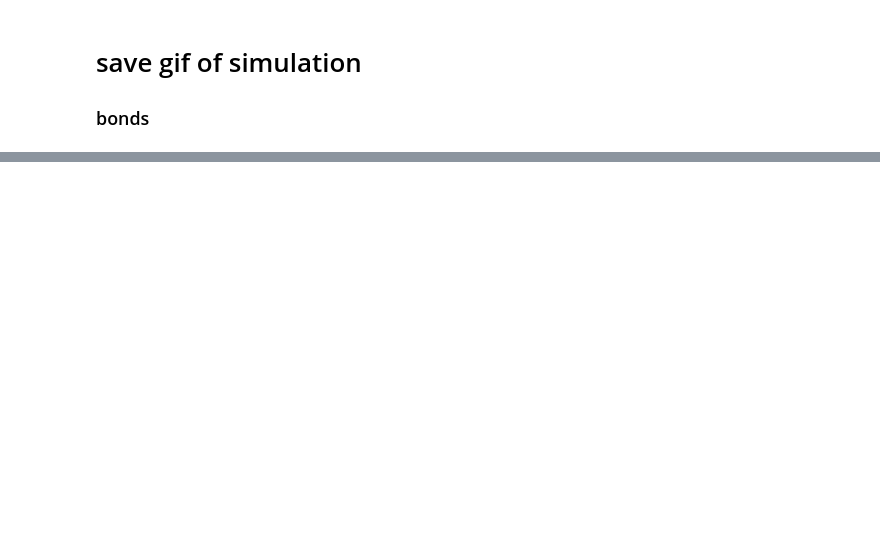
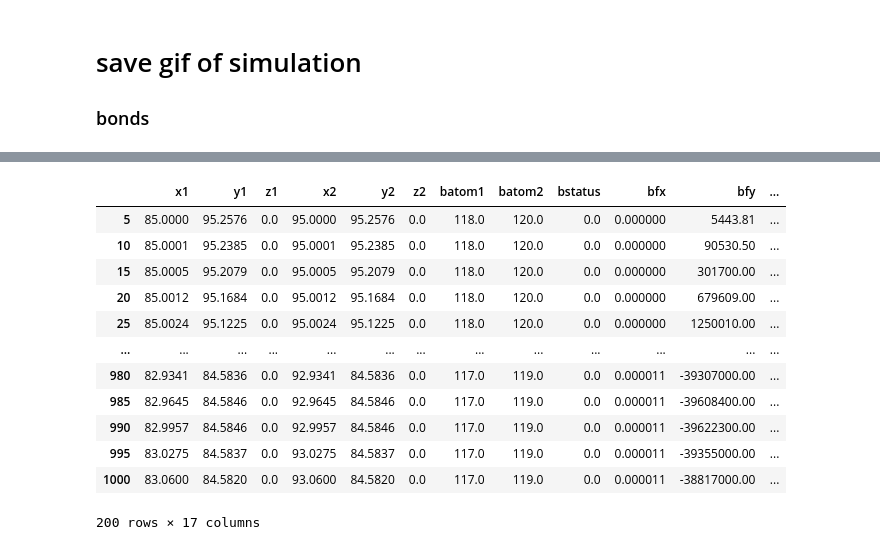
Before and after one commit to lexiarlen/LIGGGHTS_SEAICE, a Jupyter notebook: lexi_tests/python_visualization/python_plots.ipynb, the cells around one changed output, grey strips where cells are left out. Cells and saved outputs as stored; diff of their text form; code cells hidden in the pictures; blank space fills up the shorter version.

```diff
--- a/lexi_tests/python_visualization/python_plots.ipynb
+++ b/lexi_tests/python_visualization/python_plots.ipynb
@@ -163,0 +166,16 @@ MovieWriter Pillow unavailable; using Pillow instead.
+# %%
+df_bond
+# %% [output]
+|  | x1 | y1 | z1 | x2 | y2 | z2 | batom1 | batom2 | bstatus | bfx | bfy | ... |
+| 5 | 85.0000 | 95.2576 | 0.0 | 95.0000 | 95.2576 | 0.0 | 118.0 | 120.0 | 0.0 | 0.000000 | 5443.81 | ... |
+| 10 | 85.0001 | 95.2385 | 0.0 | 95.0001 | 95.2385 | 0.0 | 118.0 | 120.0 | 0.0 | 0.000000 | 90530.50 | ... |
+| 15 | 85.0005 | 95.2079 | 0.0 | 95.0005 | 95.2079 | 0.0 | 118.0 | 120.0 | 0.0 | 0.000000 | 301700.00 | ... |
+| 20 | 85.0012 | 95.1684 | 0.0 | 95.0012 | 95.1684 | 0.0 | 118.0 | 120.0 | 0.0 | 0.000000 | 679609.00 | ... |
+| 25 | 85.0024 | 95.1225 | 0.0 | 95.0024 | 95.1225 | 0.0 | 118.0 | 120.0 | 0.0 | 0.000000 | 1250010.00 | ... |
+| ... | ... | ... | ... | ... | ... | ... | ... | ... | ... | ... | ... | ... |
+| 980 | 82.9341 | 84.5836 | 0.0 | 92.9341 | 84.5836 | 0.0 | 117.0 | 119.0 | 0.0 | 0.000011 | -39307000.00 | ... |
+| 985 | 82.9645 | 84.5846 | 0.0 | 92.9645 | 84.5846 | 0.0 | 117.0 | 119.0 | 0.0 | 0.000011 | -39608400.00 | ... |
+| 990 | 82.9957 | 84.5846 | 0.0 | 92.9957 | 84.5846 | 0.0 | 117.0 | 119.0 | 0.0 | 0.000011 | -39622300.00 | ... |
+| 995 | 83.0275 | 84.5837 | 0.0 | 93.0275 | 84.5837 | 0.0 | 117.0 | 119.0 | 0.0 | 0.000011 | -39355000.00 | ... |
+| 1000 | 83.0600 | 84.5820 | 0.0 | 93.0600 | 84.5820 | 0.0 | 117.0 | 119.0 | 0.0 | 0.000011 | -38817000.00 | ... |
+200 rows × 17 columns
```
Also changed, not shown: parts of 6 cells of this notebook, 6 other files.
